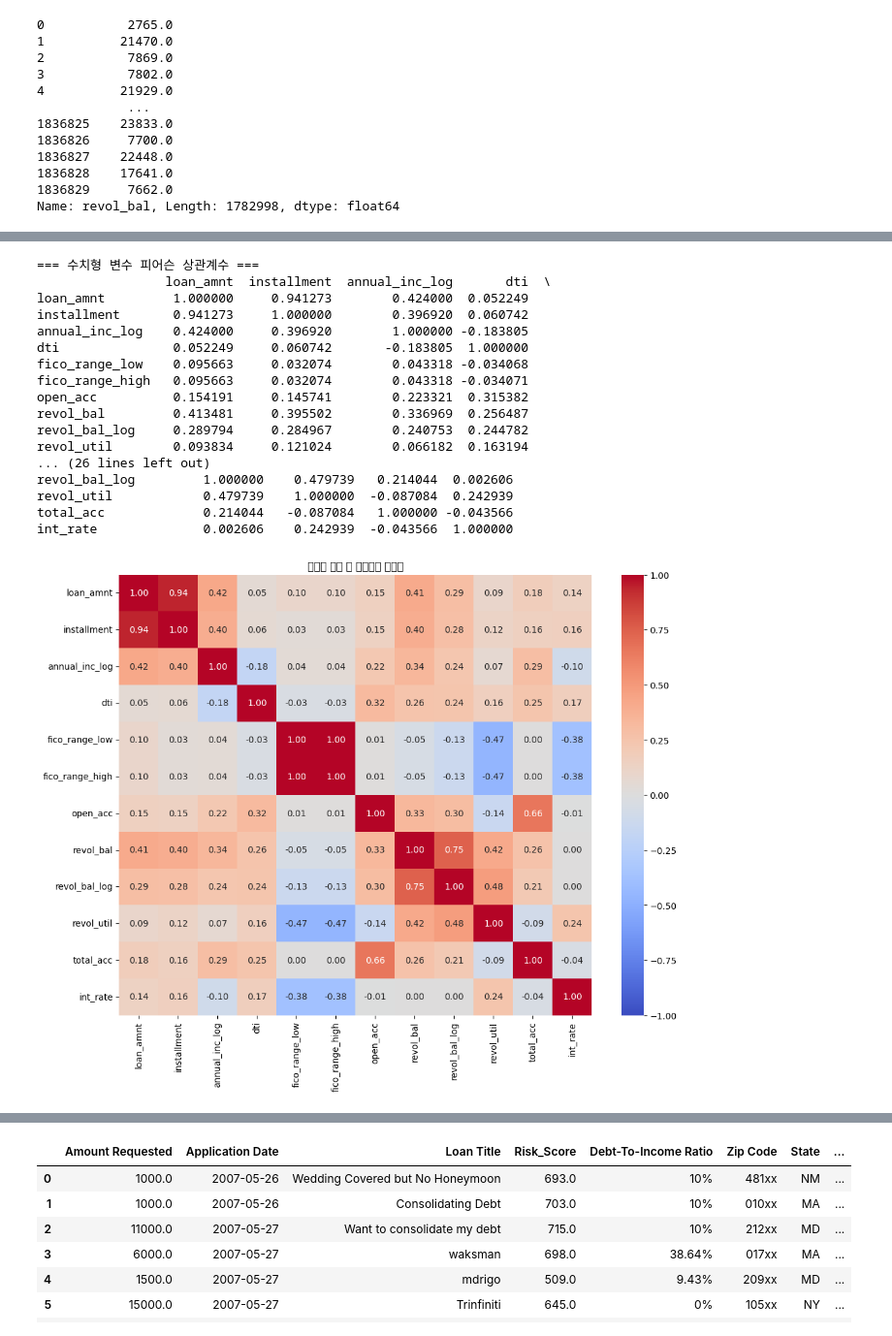
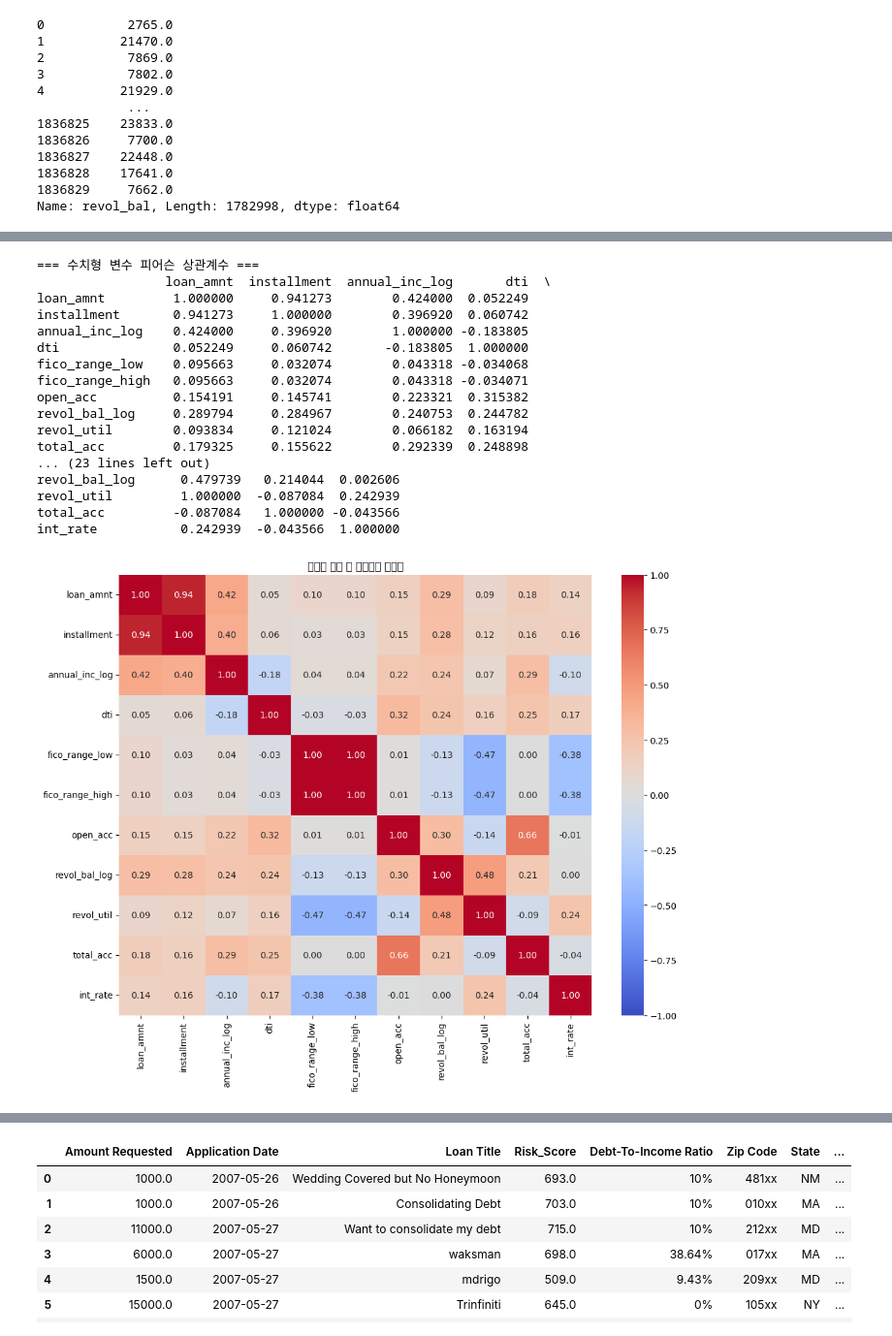
Before and after one commit to vlftmd6008/5mygodproject700, a Jupyter notebook: 5mygod.ipynb, the cells around one changed output, grey strips where cells are left out. Shown: that part at 97% size. Drawn from its saved outputs; the diff is of its cells as text; code cells hidden in the pictures.

```diff
--- a/5mygod.ipynb
+++ b/5mygod.ipynb
@@ -536,7 +539,7 @@ df_analysis = accepted_filtered.copy()
 # 2. 수치형 컬럼 리스트 (전처리 단계 고려, 로그 변환된 컬럼 포함)
 numerical_cols = [
    'loan_amnt', 'installment', 'annual_inc_log', 'dti', 'fico_range_low', 'fico_range_high',
-   'open_acc', 'revol_bal', 'revol_bal_log', 'revol_util', 'total_acc', 'int_rate'
+   'open_acc', 'revol_bal_log', 'revol_util', 'total_acc', 'int_rate'
 ]
 
 
@@ -546,37 +549,37 @@ numerical_cols = [col for col in numerical_cols if col in df_analysis.columns]
 
 # 4. 결측값 제거
 df_analysis = df_analysis.dropna(subset=numerical_cols).reset_index(drop=True)
 
 
 # 5. 상관계수 행렬 계산
 corr_matrix = df_analysis[numerical_cols].corr(method='pearson')
 
 
 print("=== 수치형 변수 피어슨 상관계수 ===")
 print(corr_matrix)
 
 
 # 6. 히트맵 시각화
 plt.figure(figsize=(12, 9))
 sns.heatmap(corr_matrix, annot=True, fmt=".2f", cmap='coolwarm', vmin=-1, vmax=1)
 plt.title('수치형 변수 간 상관계수 히트맵')
 plt.show()
 # %% [output]
 === 수치형 변수 피어슨 상관계수 ===
                  loan_amnt  installment  annual_inc_log       dti  \
 loan_amnt         1.000000     0.941273        0.424000  0.052249
 installment       0.941273     1.000000        0.396920  0.060742
 annual_inc_log    0.424000     0.396920        1.000000 -0.183805
 dti               0.052249     0.060742       -0.183805  1.000000
 fico_range_low    0.095663     0.032074        0.043318 -0.034068
 fico_range_high   0.095663     0.032074        0.043318 -0.034071
 open_acc          0.154191     0.145741        0.223321  0.315382
-revol_bal         0.413481     0.395502        0.336969  0.256487
 revol_bal_log     0.289794     0.284967        0.240753  0.244782
 revol_util        0.093834     0.121024        0.066182  0.163194
-... (26 lines left out)
-revol_bal_log         1.000000    0.479739   0.214044  0.002606
-revol_util            0.479739    1.000000  -0.087084  0.242939
-total_acc             0.214044   -0.087084   1.000000 -0.043566
-int_rate              0.002606    0.242939  -0.043566  1.000000
+total_acc         0.179325     0.155622        0.292339  0.248898
+... (23 lines left out)
+revol_bal_log      0.479739   0.214044  0.002606
+revol_util         1.000000  -0.087084  0.242939
+total_acc         -0.087084   1.000000 -0.043566
+int_rate           0.242939  -0.043566  1.000000
-[figure, old version]
+[figure, new version]
```
Also changed, not shown: parts of 14 cells of this notebook.
